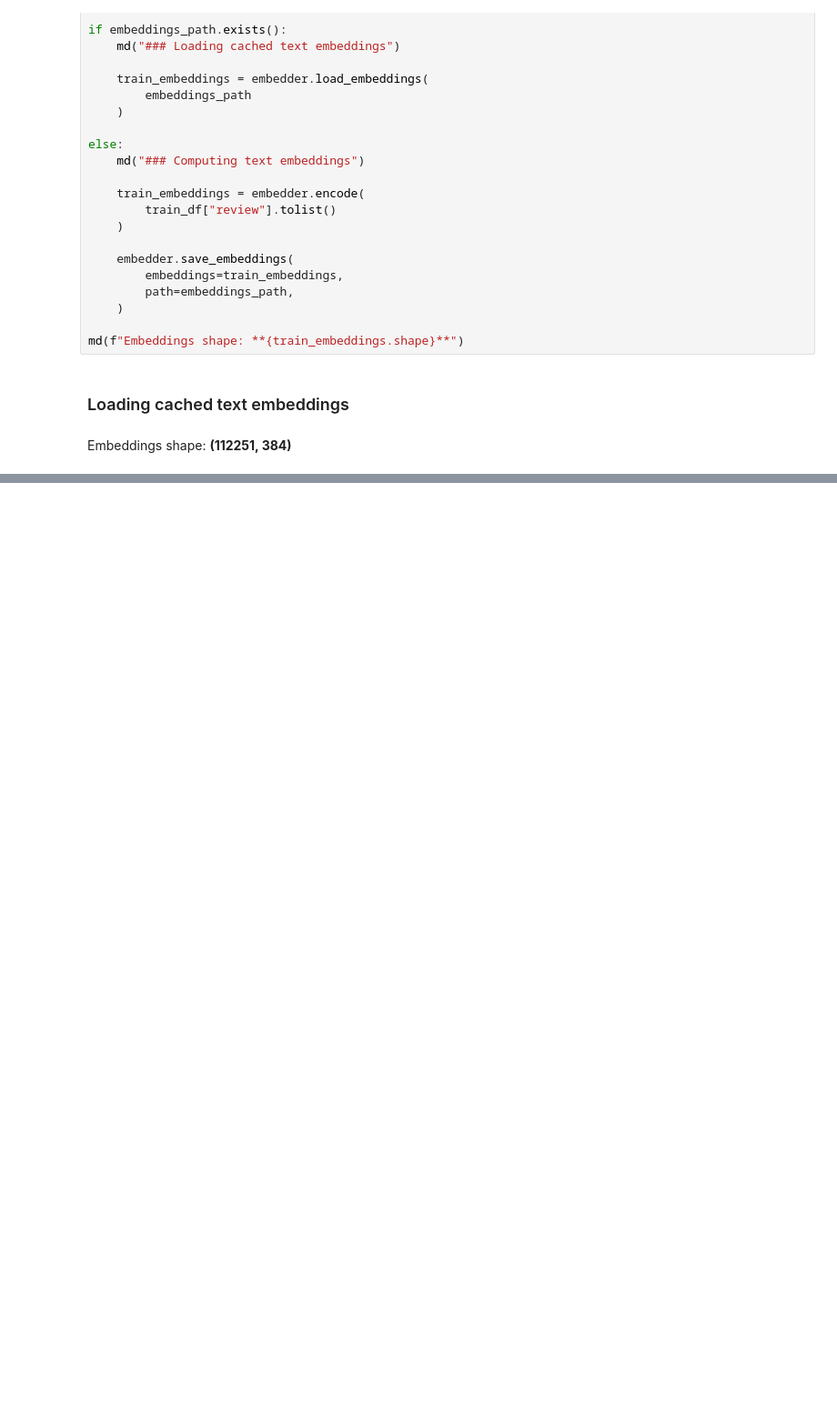
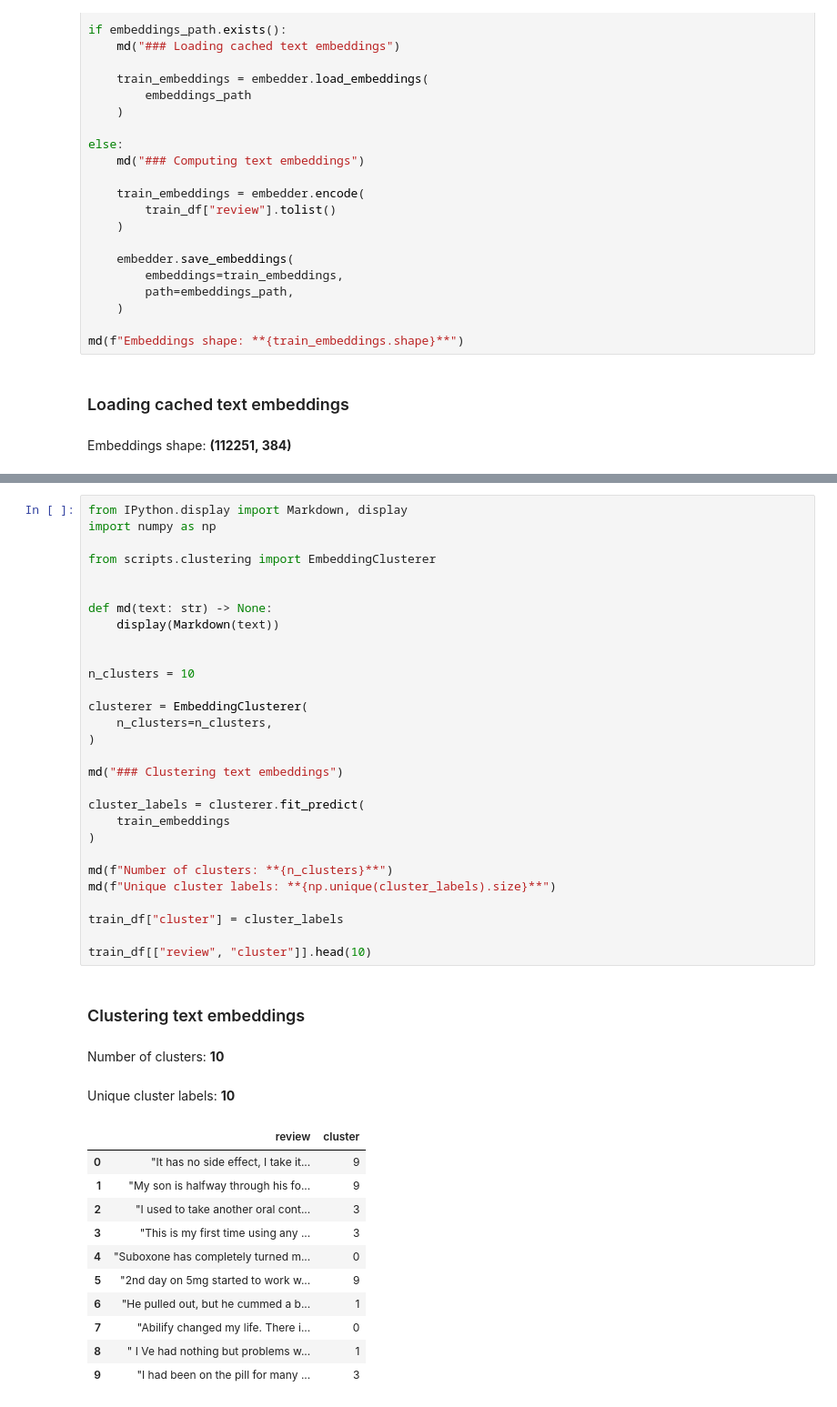
Before and after one commit to toxic-crusader/llm_hw7_medicine_reviews, a Jupyter notebook: hw7_medicine_reviews.ipynb, the cells around one changed output, grey strips where cells are left out. Shown at 91% size. Cells and saved outputs as stored; diff of their text form; blank space fills up the shorter version.

```diff
--- a/hw7_medicine_reviews.ipynb
+++ b/hw7_medicine_reviews.ipynb
@@ -532,0 +533,44 @@ Embeddings shape: **(112251, 384)**
+# %%
+from IPython.display import Markdown, display
+import numpy as np
+
+from scripts.clustering import EmbeddingClusterer
+
+
+def md(text: str) -> None:
+    display(Markdown(text))
+
+
+n_clusters = 10
+
+clusterer = EmbeddingClusterer(
+    n_clusters=n_clusters,
+)
+
+md("### Clustering text embeddings")
+
+cluster_labels = clusterer.fit_predict(
+    train_embeddings
+)
+
+md(f"Number of clusters: **{n_clusters}**")
+md(f"Unique cluster labels: **{np.unique(cluster_labels).size}**")
+
+train_df["cluster"] = cluster_labels
+
+train_df[["review", "cluster"]].head(10)
+# %% [output]
+### Clustering text embeddings
+Number of clusters: **10**
+Unique cluster labels: **10**
+|  | review | cluster |
+| 0 | "It has no side effect, I take it... | 9 |
+| 1 | "My son is halfway through his fo... | 9 |
+| 2 | "I used to take another oral cont... | 3 |
+| 3 | "This is my first time using any ... | 3 |
+| 4 | "Suboxone has completely turned m... | 0 |
+| 5 | "2nd day on 5mg started to work w... | 9 |
+| 6 | "He pulled out, but he cummed a b... | 1 |
+| 7 | "Abilify changed my life. There i... | 0 |
+| 8 | " I Ve had nothing but problems w... | 1 |
+| 9 | "I had been on the pill for many ... | 3 |
```
Also changed, not shown: parts of 3 cells of this notebook.
